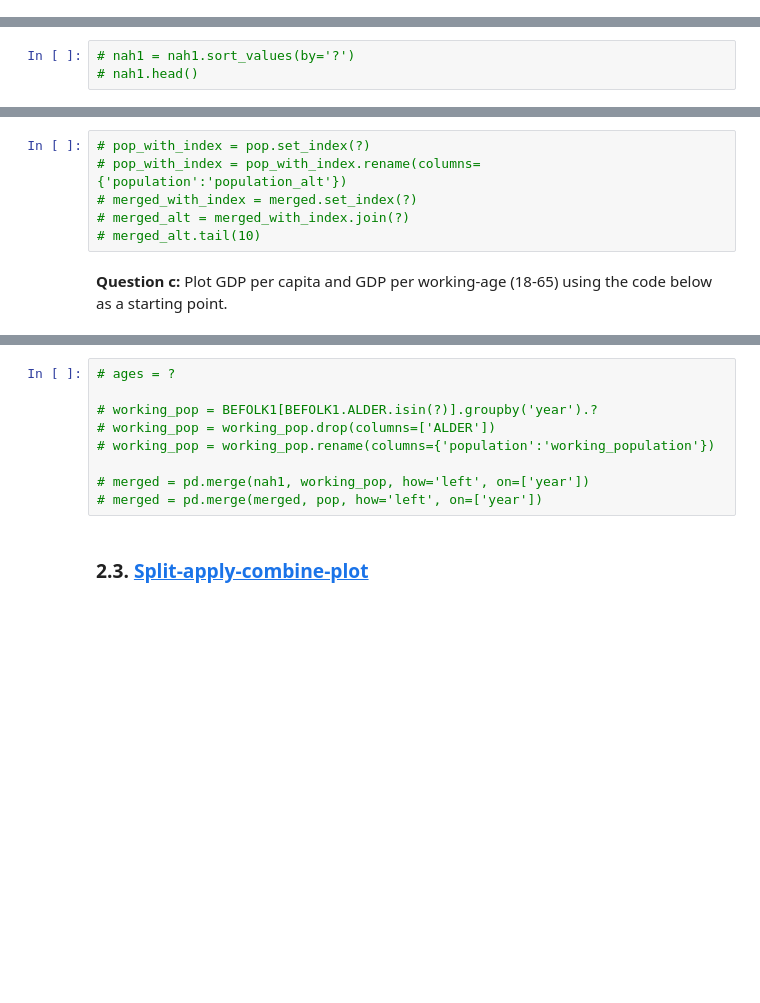
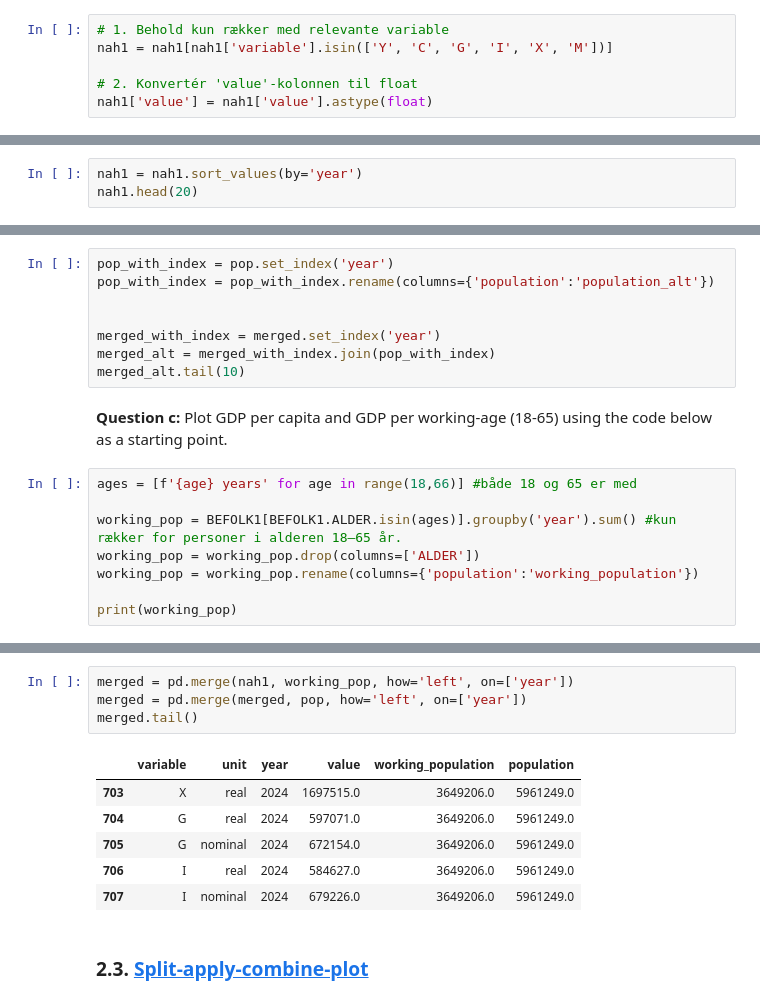
Before and after one commit to fgv916/ProgEconFgv916, a Jupyter notebook: PS2_ftv/Problem_set_2.ipynb, the cells around one changed output, grey strips where cells are left out. Cells and saved outputs as stored; diff of their text form; blank space fills up the shorter version.

```diff
--- a/PS2_ftv/Problem_set_2.ipynb
+++ b/PS2_ftv/Problem_set_2.ipynb
@@ -244,3 +309,9 @@ unit_dict['Current prices'] = 'nominal'
+# %%
+# 1. Behold kun rækker med relevante variable
+nah1 = nah1[nah1['variable'].isin(['Y', 'C', 'G', 'I', 'X', 'M'])]
+
+# 2. Konvertér 'value'-kolonnen til float
+nah1['value'] = nah1['value'].astype(float)
 # %% [markdown]
 **Step 4:** Discuss what the following summary statistics show.
 # %%
@@ -248,8 +319,8 @@ unit_dict['Current prices'] = 'nominal'
 # %% [markdown]
 **Step 5:** Sort the dataset by year
 # %%
-# nah1 = nah1.sort_values(by='?')
-# nah1.head()
+nah1 = nah1.sort_values(by='year')
+nah1.head(20)
 # %% [markdown]
 ### 2.2. <a id='toc2_2_'></a>[Merge](#toc0_)
 # %% [markdown]
@@ -316,10 +352,20 @@ pop.head()
 # %% [markdown]
 **Question b:** Merge the population on again, so there is a new column called `population_alt`. Use the **join method**.
 # %%
-# pop_with_index = pop.set_index(?)
-# pop_with_index = pop_with_index.rename(columns={'population':'population_alt'})
-# merged_with_index = merged.set_index(?)
-# merged_alt = merged_with_index.join(?)
-# merged_alt.tail(10)
+pop_with_index = pop.set_index('year')
+pop_with_index = pop_with_index.rename(columns={'population':'population_alt'})
+
+
+merged_with_index = merged.set_index('year')
+merged_alt = merged_with_index.join(pop_with_index)
+merged_alt.tail(10)
 # %% [markdown]
 **Question c:** Plot GDP per capita and GDP per working-age (18-65) using the code below as a starting point.
+# %%
+ages = [f'{age} years' for age in range(18,66)] #både 18 og 65 er med
+
+working_pop = BEFOLK1[BEFOLK1.ALDER.isin(ages)].groupby('year').sum() #kun rækker for personer i alderen 18–65 år.
+working_pop = working_pop.drop(columns=['ALDER'])
+working_pop = working_pop.rename(columns={'population':'working_population'})
+
+print(working_pop)
@@ -326,12 +390,14 @@ pop.head()
 # %%
-# ages = ?
-
-# working_pop = BEFOLK1[BEFOLK1.ALDER.isin(?)].groupby('year').?
-# working_pop = working_pop.drop(columns=['ALDER'])
-# working_pop = working_pop.rename(columns={'population':'working_population'})
-
-# merged = pd.merge(nah1, working_pop, how='left', on=['year'])
-# merged = pd.merge(merged, pop, how='left', on=['year'])
+merged = pd.merge(nah1, working_pop, how='left', on=['year'])
+merged = pd.merge(merged, pop, how='left', on=['year'])
+merged.tail()
+# %% [output]
+|  | variable | unit | year | value | working_population | population |
+| 703 | X | real | 2024 | 1697515.0 | 3649206.0 | 5961249.0 |
+| 704 | G | real | 2024 | 597071.0 | 3649206.0 | 5961249.0 |
+| 705 | G | nominal | 2024 | 672154.0 | 3649206.0 | 5961249.0 |
+| 706 | I | real | 2024 | 584627.0 | 3649206.0 | 5961249.0 |
+| 707 | I | nominal | 2024 | 679226.0 | 3649206.0 | 5961249.0 |
 # %% [markdown]
 ### 2.3. <a id='toc2_3_'></a>[Split-apply-combine-plot](#toc0_)
 # %% [markdown]
```
Also changed, not shown: parts of 26 cells of this notebook, 1 other file.
